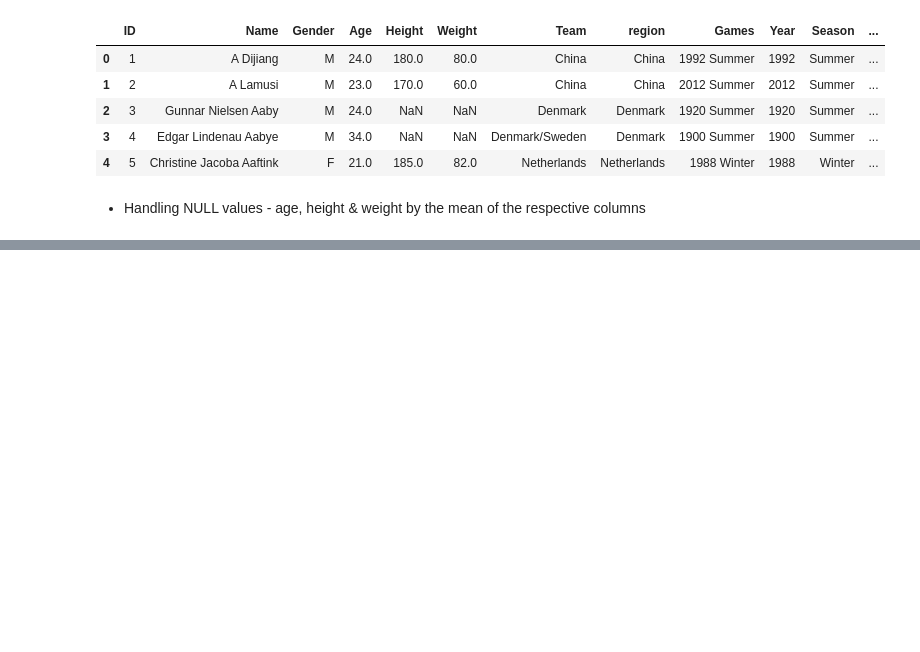
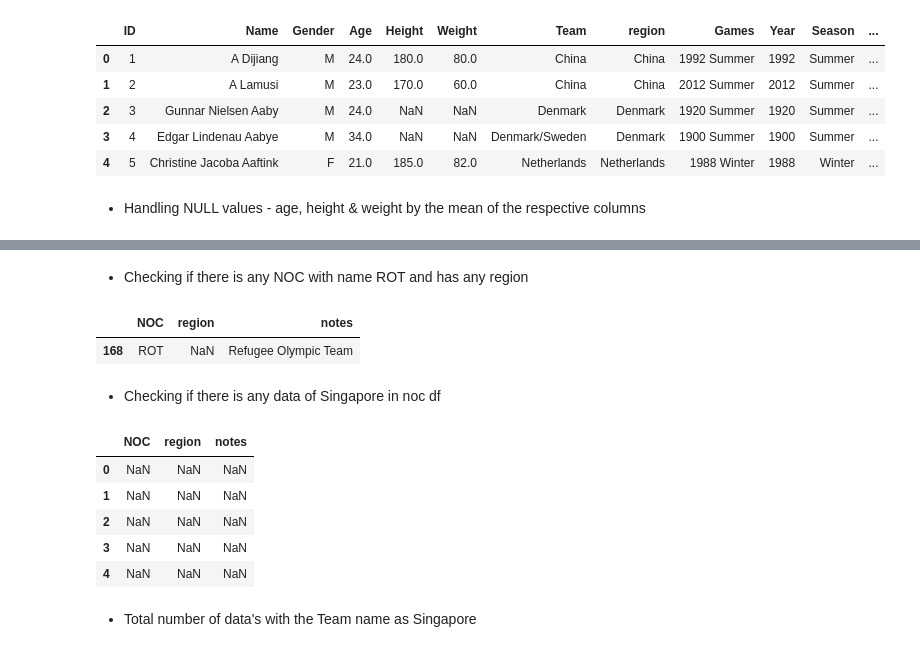
Before and after one commit to Naveen-Karanamu/Olympics-Data-Analytics, a Jupyter notebook: main.ipynb, the cells around one changed output, grey strips where cells are left out. Cells and saved outputs as stored; diff of their text form; code cells hidden in the pictures; blank space fills up the shorter version.

```diff
--- a/main.ipynb
+++ b/main.ipynb
@@ -171,0 +213,20 @@ dtype: int64
+# %% [markdown]
+* Checking if there is any NOC with name ROT and has any region
+# %%
+nocc[nocc.NOC=='ROT']
+# %% [output]
+|  | NOC | region | notes |
+| 168 | ROT | NaN | Refugee Olympic Team |
+# %% [markdown]
+* Checking if there is any data of Singapore in noc df
+# %%
+nocc.where(nocc['region']=='Singapore').head()
+# %% [output]
+|  | NOC | region | notes |
+| 0 | NaN | NaN | NaN |
+| 1 | NaN | NaN | NaN |
+| 2 | NaN | NaN | NaN |
+| 3 | NaN | NaN | NaN |
+| 4 | NaN | NaN | NaN |
+# %% [markdown]
+* Total number of data's with the Team name as Singapore
```
Also changed, not shown: parts of 12 cells of this notebook.
